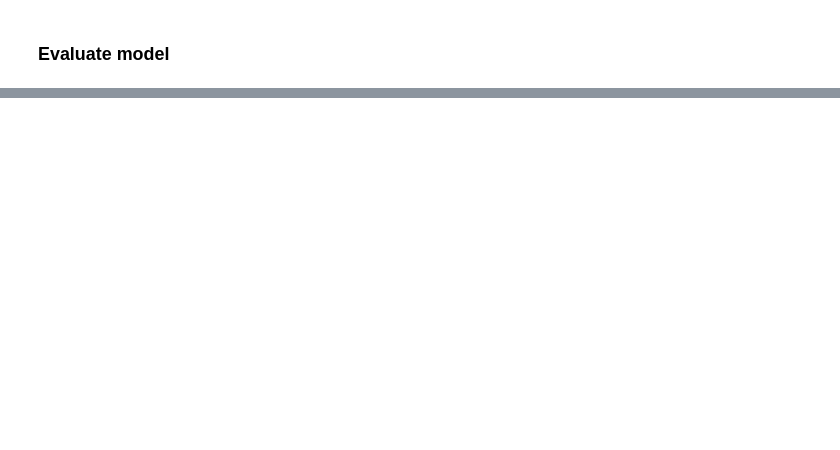
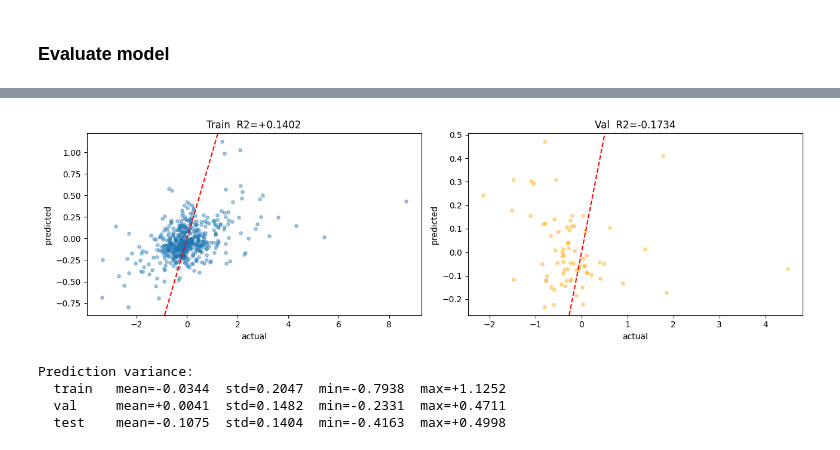
Before and after one commit to DucTrung1802/master-thesis, a Jupyter notebook: src/model/lstm/lstm_vic_1.ipynb, the cells around one changed output, grey strips where cells are left out. Cells and saved outputs as stored; diff of their text form; code cells hidden in the pictures; blank space fills up the shorter version.

Commit message:
CHECKPOINT

```diff
--- a/src/model/lstm/lstm_vic_1.ipynb
+++ b/src/model/lstm/lstm_vic_1.ipynb
@@ -658,0 +690,15 @@ result_evaluator.save_result(result_folder)
+# %%
+# If these differ, the feature selection reindexed y incorrectly
+print("Sign consistency check:")
+print(f"  y_tr matches y_train_tensor : " f"{np.allclose(y_tr, y_train_tensor)}")
+print(f"  y_vl matches y_val_tensor   : " f"{np.allclose(y_vl, y_val_tensor)}")
+print(f"  y_te matches y_test_tensor  : " f"{np.allclose(y_te, y_test_tensor)}")
+print()
+
+# Check sign distribution
+for name, arr in [("y_tr", y_tr), ("y_vl", y_vl), ("y_te", y_te)]:
+    pct_pos = (arr > 0).mean()
+    print(
+        f"  {name}  UP={pct_pos:.2%}  DOWN={1-pct_pos:.2%}  "
+        f"mean={arr.mean():+.4f}  std={arr.std():.4f}"
+    )
@@ -658,0 +738,36 @@ result_evaluator.save_result(result_folder)
+# %%
+import matplotlib.pyplot as plt
+from sklearn.metrics import r2_score
+
+fig, axes = plt.subplots(1, 2, figsize=(13, 4))
+
+# Train scatter
+axes[0].scatter(y_tr, y_pred_tr, alpha=0.4, s=15)
+axes[0].axline((0, 0), slope=1, color="red", linestyle="--")
+axes[0].set_title(f"Train  R2={r2_score(y_tr, y_pred_tr):+.4f}")
+axes[0].set_xlabel("actual")
+axes[0].set_ylabel("predicted")
+
+# Val scatter
+axes[1].scatter(y_vl, y_pred_vl, alpha=0.4, s=15, color="orange")
+axes[1].axline((0, 0), slope=1, color="red", linestyle="--")
+axes[1].set_title(f"Val  R2={r2_score(y_vl, y_pred_vl):+.4f}")
+axes[1].set_xlabel("actual")
+axes[1].set_ylabel("predicted")
+
+plt.tight_layout()
+plt.show()
+
+# Check if predictions are collapsed
+print("Prediction variance:")
+for name, y_hat in [("train", y_pred_tr), ("val", y_pred_vl), ("test", y_pred_te)]:
+    print(
+        f"  {name:<6}  mean={y_hat.mean():+.4f}  std={y_hat.std():.4f}  "
+        f"min={y_hat.min():+.4f}  max={y_hat.max():+.4f}"
+    )
+# %% [output]
+[figure, added]
+Prediction variance:
+  train   mean=-0.0344  std=0.2047  min=-0.7938  max=+1.1252
+  val     mean=+0.0041  std=0.1482  min=-0.2331  max=+0.4711
+  test    mean=-0.1075  std=0.1404  min=-0.4163  max=+0.4998
```
Also changed, not shown: parts of 21 cells of this notebook, 5 other files.
